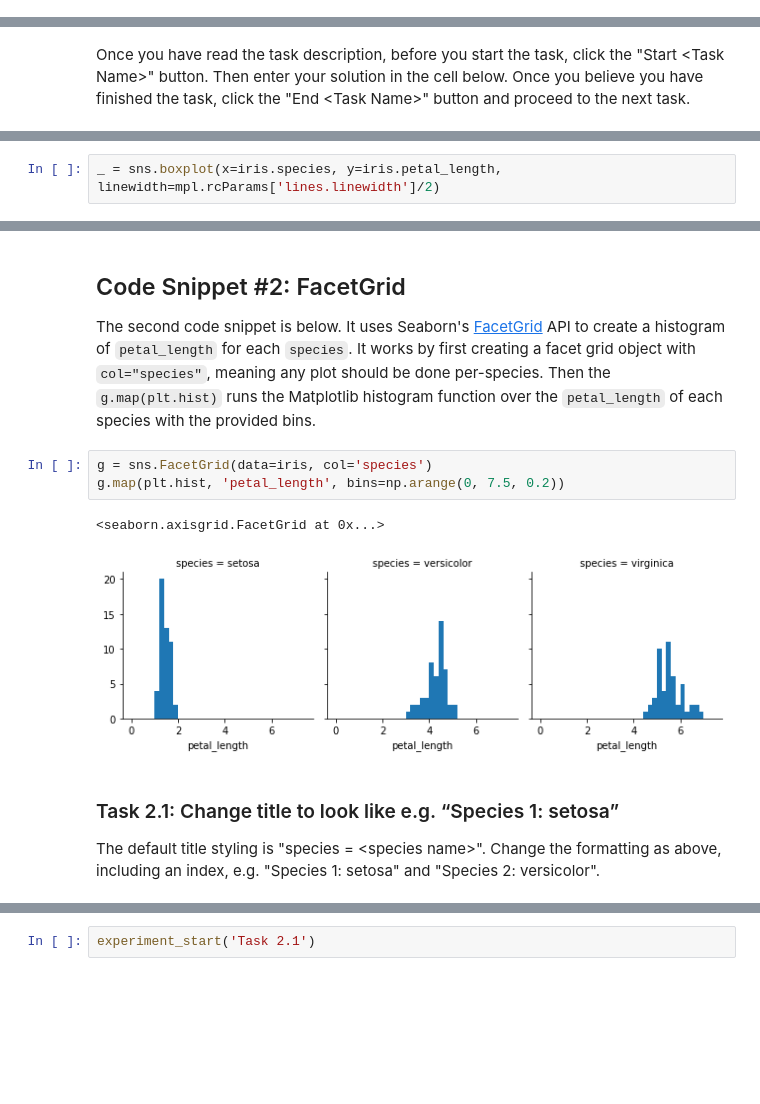
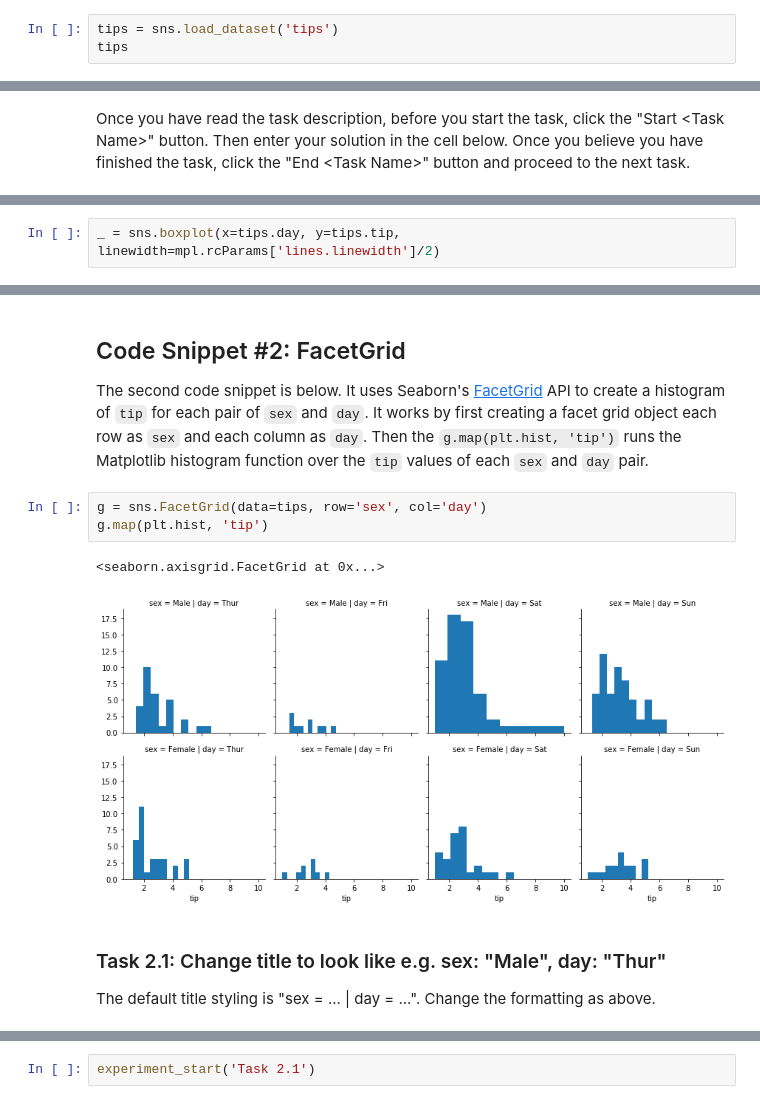
Before and after one commit to willcrichton/inliner-experiments, a Jupyter notebook: experiment.ipynb, the cells around one changed output, grey strips where cells are left out. Cells and saved outputs as stored; diff of their text form; blank space fills up the shorter version.

```diff
--- a/experiment.ipynb
+++ b/experiment.ipynb
@@ -39,0 +33,3 @@ iris
+# %%
+tips = sns.load_dataset('tips')
+tips
@@ -88,0 +102,2 @@ Provide the name of the method in the markdown cell below.
+# %%
+_ = sns.boxplot(x=tips.day, y=tips.tip, linewidth=mpl.rcParams['lines.linewidth']/2)
@@ -134,2 +129,0 @@ Do not try to eyeball the line thickness--it must be precisely half of the defau
-# %%
-_ = sns.boxplot(x=iris.species, y=iris.petal_length, linewidth=mpl.rcParams['lines.linewidth']/2)
@@ -241,14 +130,14 @@ experiment_end('Task 1.6')
 # %% [markdown]
 ## Code Snippet #2: FacetGrid
 
-The second code snippet is below. It uses Seaborn's [FacetGrid](https://seaborn.pydata.org/generated/seaborn.FacetGrid.html) API to create a histogram of `petal_length` for each `species`. It works by first creating a facet grid object with `col="species"`, meaning any plot should be done per-species. Then the `g.map(plt.hist)` runs the Matplotlib histogram function over the `petal_length` of each species with the provided bins.
+The second code snippet is below. It uses Seaborn's [FacetGrid](https://seaborn.pydata.org/generated/seaborn.FacetGrid.html) API to create a histogram of `tip` for each pair of `sex` and `day`. It works by first creating a facet grid object each row as `sex` and each column as `day`. Then the `g.map(plt.hist, 'tip')` runs the Matplotlib histogram function over the `tip` values of each `sex` and `day` pair.
 # %%
-g = sns.FacetGrid(data=iris, col='species')
-g.map(plt.hist, 'petal_length', bins=np.arange(0, 7.5, 0.2))
+g = sns.FacetGrid(data=tips, row='sex', col='day')
+g.map(plt.hist, 'tip')
 # %% [output]
 <seaborn.axisgrid.FacetGrid at 0x...>
-[figure, old version]
+[figure, new version]
 # %% [markdown]
-### Task 2.1:  Change title to look like e.g. “Species 1: setosa”
+### Task 2.1:  Change title to look like e.g. sex: "Male", day: "Thur"
 
-The default title styling is "species = &lt;species name&gt;". Change the formatting as above, including an index, e.g. "Species 1: setosa" and "Species 2: versicolor".
+The default title styling is "sex = ... | day = ...". Change the formatting as above.
```
Also changed, not shown: parts of 39 cells of this notebook, 2 other files.
